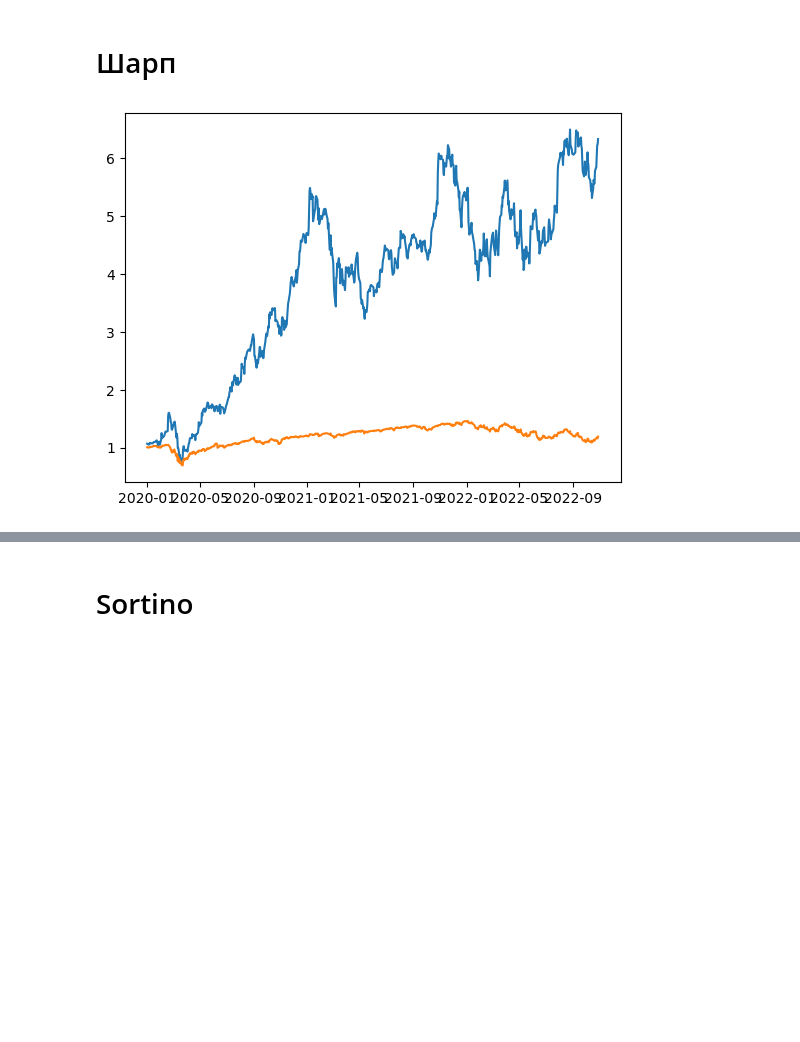
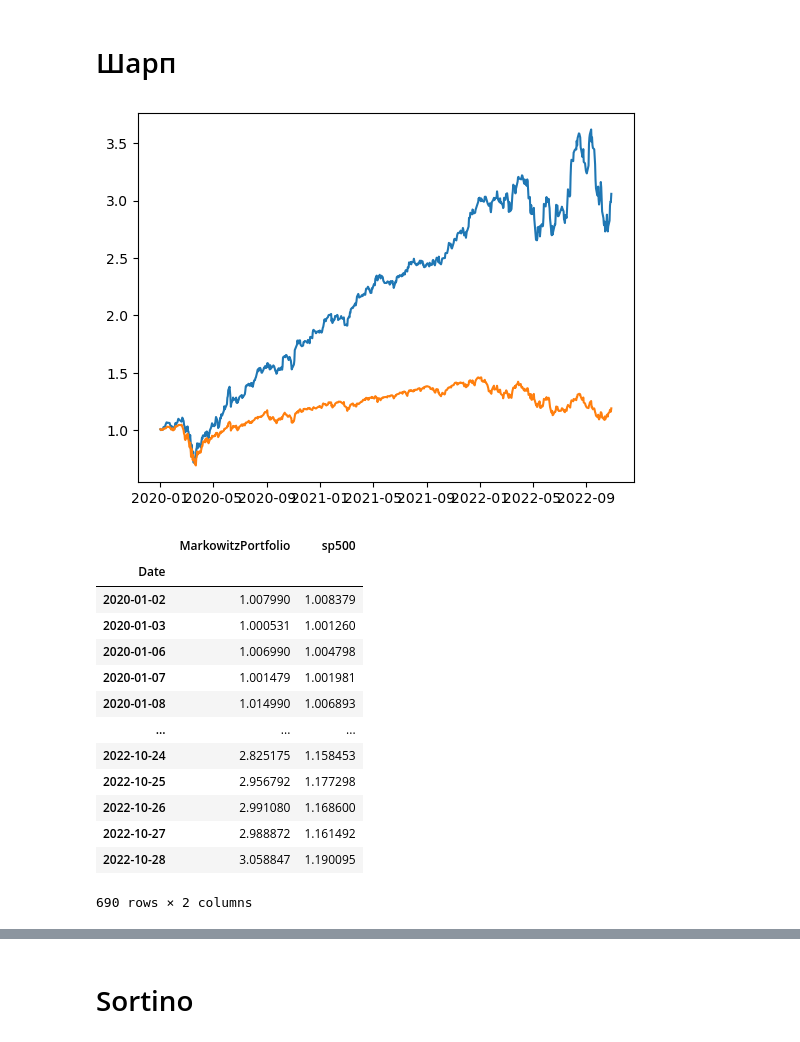
Before and after one commit to Shinypuff/Portfolios, a Jupyter notebook: port_my.ipynb, the cells around one changed output, grey strips where cells are left out. Saved outputs shown, nothing was run; the diff lists cells and outputs as text; code cells hidden in the pictures; blank space fills up the shorter version.

```diff
--- a/port_my.ipynb
+++ b/port_my.ipynb
@@ -204,9 +217,24 @@ def get_sharpe(df_pct,n):
 # %%
 sharp_list = get_sharpe(pct, 20)
 # %%
-sharp_ret, sharp_price = get_port(sharp_list, TobinPortfolio)
+sharp_ret, sharp_price = get_port(sharp_list, MarkowitzPortfolio)
+sharp_price
 # %% [output]
-[figure, old version]
+[figure, new version]
+|  | MarkowitzPortfolio | sp500 |
+| Date |  |  |
+| 2020-01-02 | 1.007990 | 1.008379 |
+| 2020-01-03 | 1.000531 | 1.001260 |
+| 2020-01-06 | 1.006990 | 1.004798 |
+| 2020-01-07 | 1.001479 | 1.001981 |
+| 2020-01-08 | 1.014990 | 1.006893 |
+| ... | ... | ... |
+| 2022-10-24 | 2.825175 | 1.158453 |
+| 2022-10-25 | 2.956792 | 1.177298 |
+| 2022-10-26 | 2.991080 | 1.168600 |
+| 2022-10-27 | 2.988872 | 1.161492 |
+| 2022-10-28 | 3.058847 | 1.190095 |
+690 rows × 2 columns
 # %%
 sharp_metr = get_metrics(sharp_ret)
 sharp_metr
```
Also changed, not shown: parts of 63 cells of this notebook.
